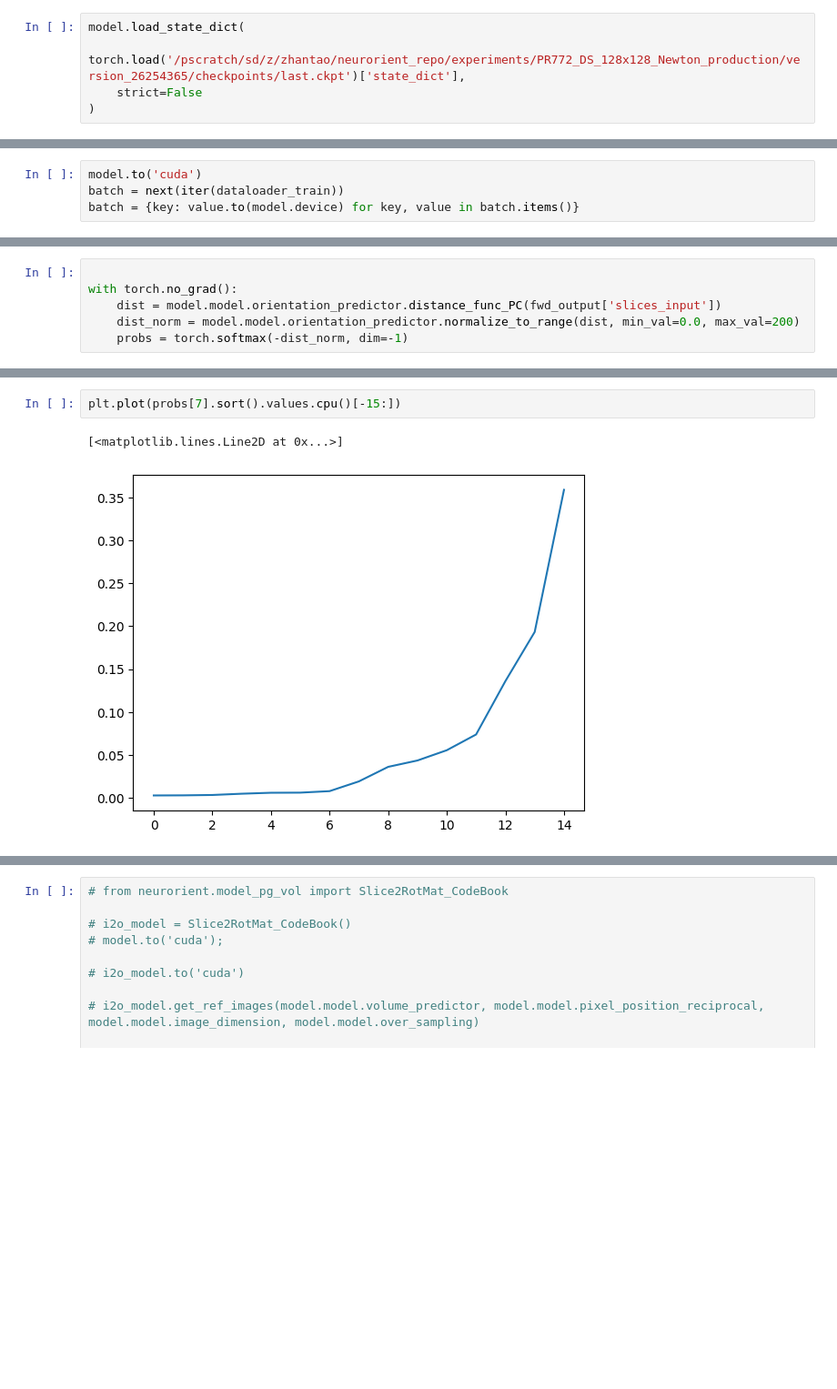
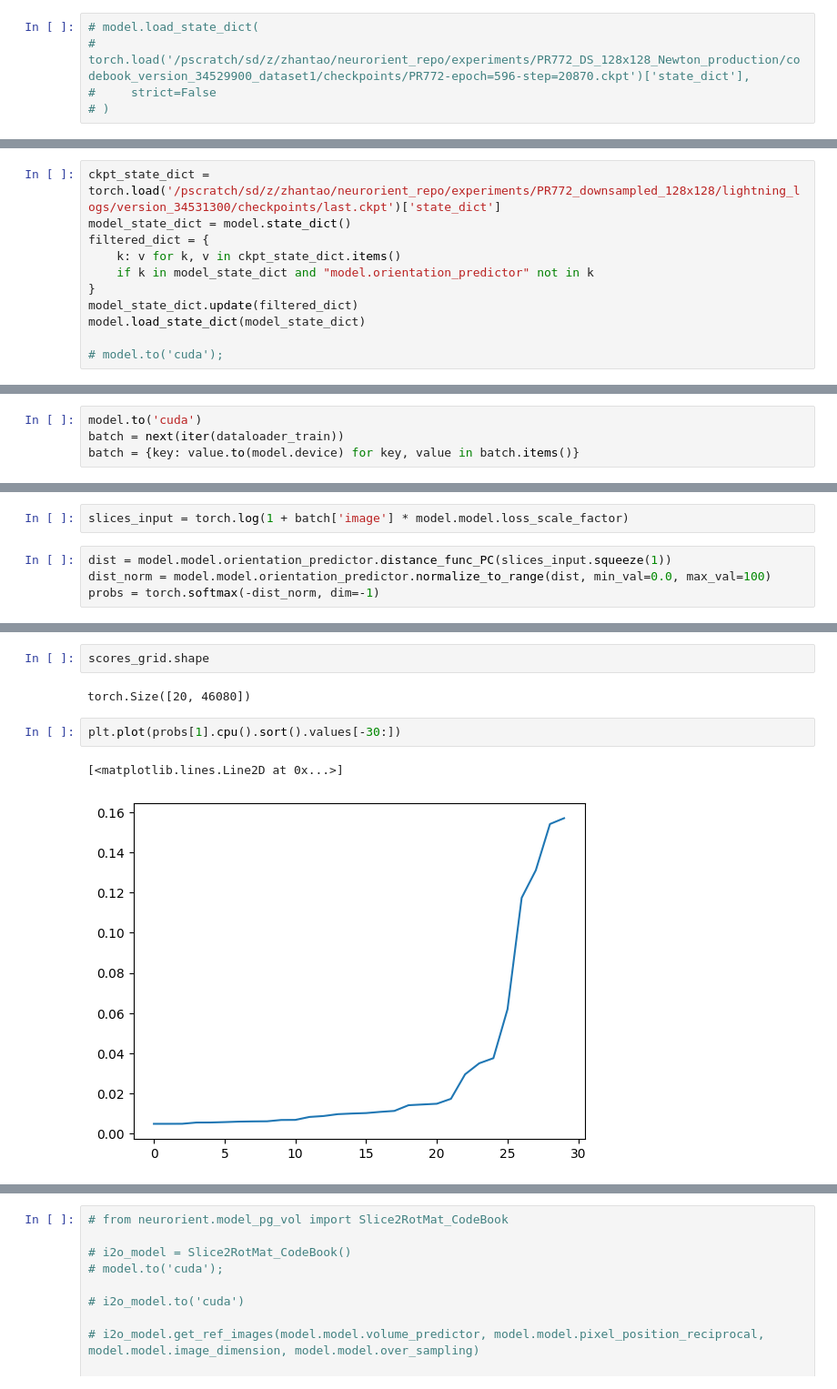
Before and after one commit to zhantaochen/neurorient, a Jupyter notebook: train_PR772.ipynb, the cells around one changed output, grey strips where cells are left out. Shown at 91% size. Saved outputs shown, nothing was run; the diff lists cells and outputs as text; blank space fills up the shorter version.

```diff
--- a/train_PR772.ipynb
+++ b/train_PR772.ipynb
@@ -319,6 +335,6 @@ Reference images generated, sampling at max_val: 100.0
 # %%
-model.load_state_dict(
-    torch.load('/pscratch/sd/z/zhantao/neurorient_repo/experiments/PR772_DS_128x128_Newton_production/version_26254365/checkpoints/last.ckpt')['state_dict'],
-    strict=False
-)
+# model.load_state_dict(
+#     torch.load('/pscratch/sd/z/zhantao/neurorient_repo/experiments/PR772_DS_128x128_Newton_production/codebook_version_34529900_dataset1/checkpoints/PR772-epoch=596-step=20870.ckpt')['state_dict'],
+#     strict=False
+# )
 # %% [output]
@@ -328,0 +392,11 @@ model.to('cuda');
+# %%
+ckpt_state_dict = torch.load('/pscratch/sd/z/zhantao/neurorient_repo/experiments/PR772_downsampled_128x128/lightning_logs/version_34531300/checkpoints/last.ckpt')['state_dict']
+model_state_dict = model.state_dict()
+filtered_dict = {
+    k: v for k, v in ckpt_state_dict.items()
+    if k in model_state_dict and "model.orientation_predictor" not in k
+}
+model_state_dict.update(filtered_dict)
+model.load_state_dict(model_state_dict)
+
+# model.to('cuda');
@@ -346,6 +431,6 @@ with torch.no_grad():
+# %%
+slices_input = torch.log(1 + batch['image'] * model.model.loss_scale_factor)
 # %%
-
-with torch.no_grad():
-    dist = model.model.orientation_predictor.distance_func_PC(fwd_output['slices_input'])
-    dist_norm = model.model.orientation_predictor.normalize_to_range(dist, min_val=0.0, max_val=200)
-    probs = torch.softmax(-dist_norm, dim=-1)
+dist = model.model.orientation_predictor.distance_func_PC(slices_input.squeeze(1))
+dist_norm = model.model.orientation_predictor.normalize_to_range(dist, min_val=0.0, max_val=100)
+probs = torch.softmax(-dist_norm, dim=-1)
@@ -358,5 +445,9 @@ tensor([0.0338, 0.1432, 0.2332, 0.1130, 0.1657, 0.0579, 0.0605, 0.3588, 0.0607,
+# %%
+scores_grid.shape
+# %% [output]
+torch.Size([20, 46080])
 # %%
-plt.plot(probs[7].sort().values.cpu()[-15:])
+plt.plot(probs[1].cpu().sort().values[-30:])
 # %% [output]
 [<matplotlib.lines.Line2D at 0x...>]
-[figure, old version]
+[figure, new version]
```
Also changed, not shown: parts of 41 cells of this notebook, 21 other files.
